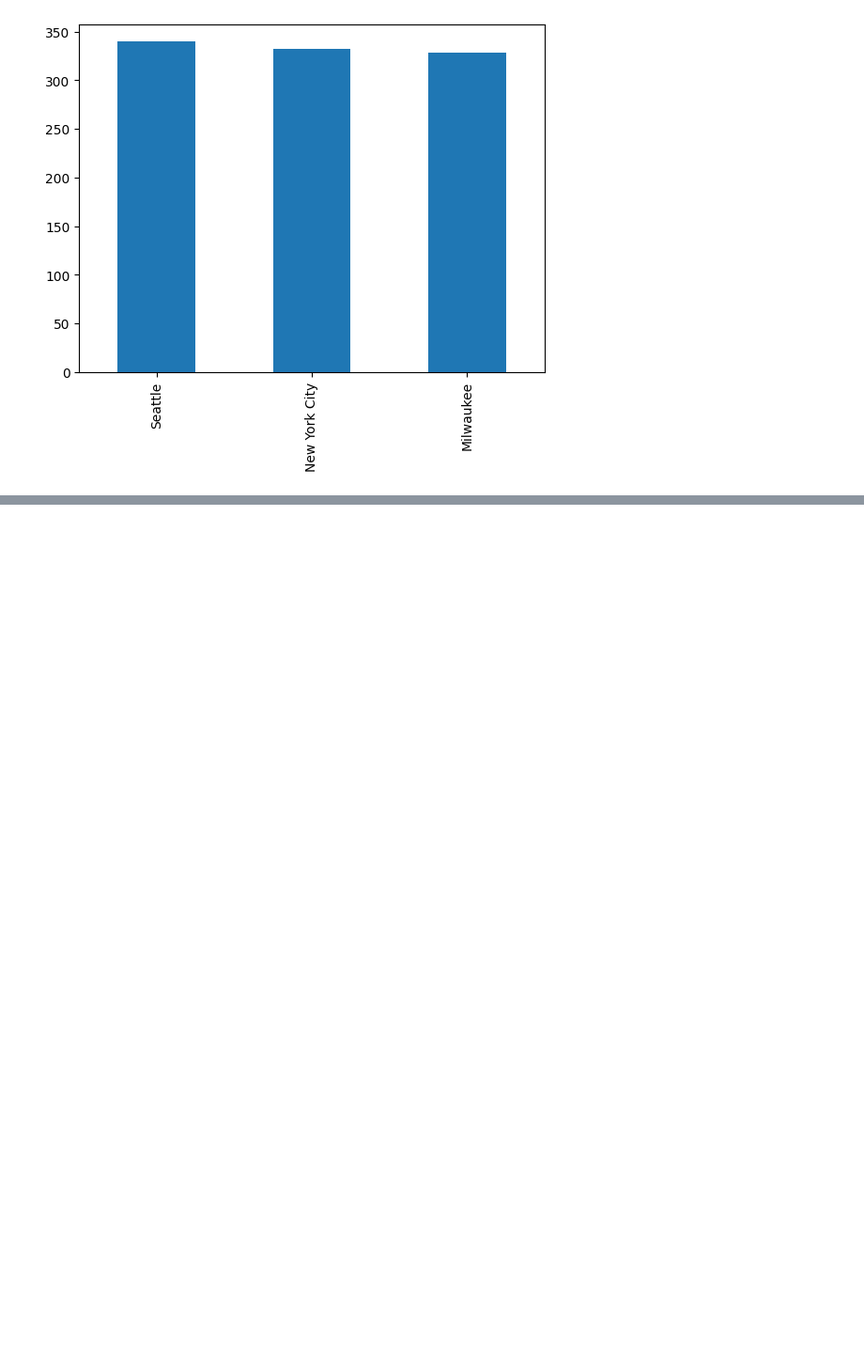
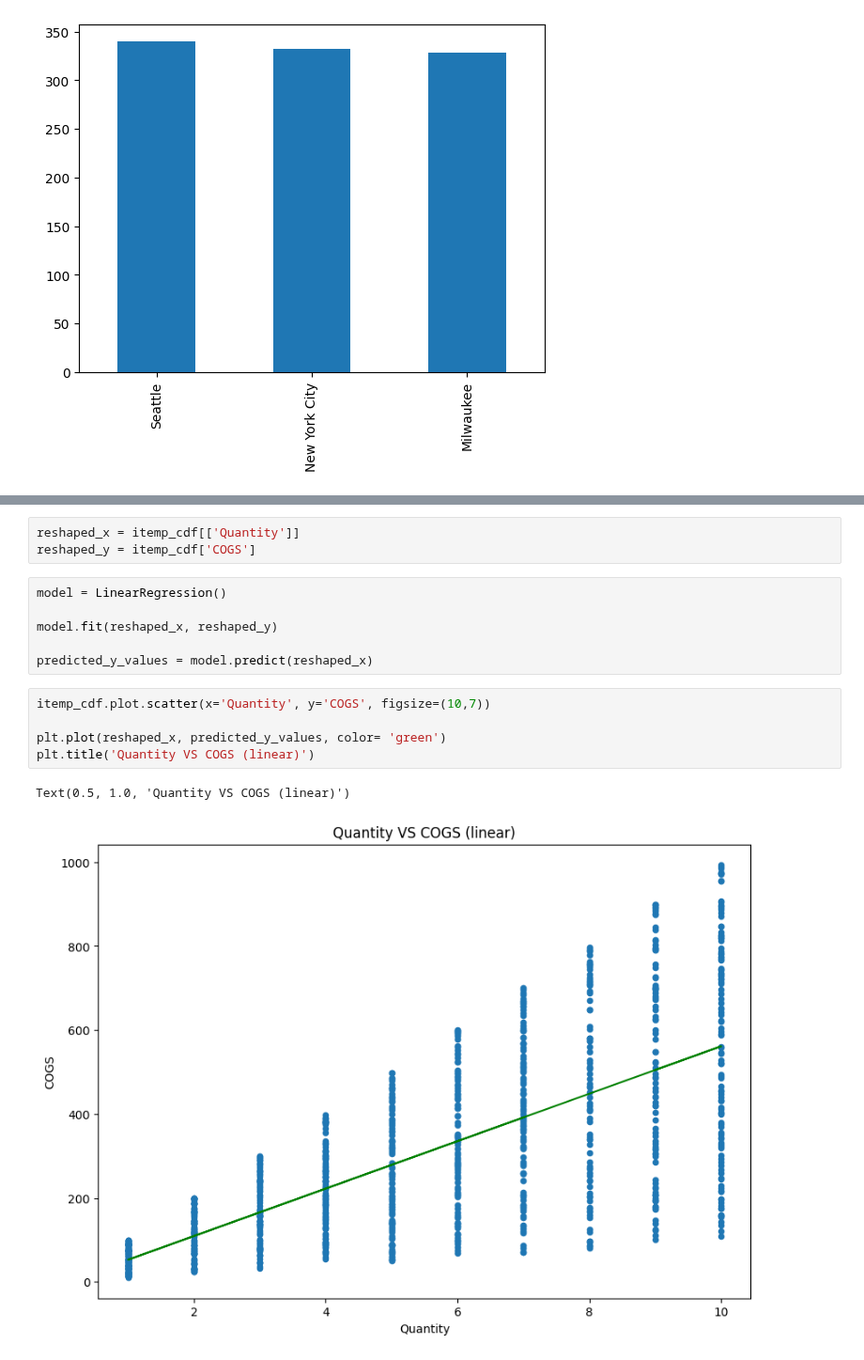
Before and after one commit to C-Skala/Explore-Data-Analysis, a Jupyter notebook: explore.ipynb, the cells around one changed output, grey strips where cells are left out. Shown at 94% size. Saved outputs shown, nothing was run; the diff lists cells and outputs as text; blank space fills up the shorter version.

```diff
--- a/explore.ipynb
+++ b/explore.ipynb
@@ -152,0 +186,17 @@ sales.plot.bar()
+# %%
+reshaped_x = itemp_cdf[['Quantity']]
+reshaped_y = itemp_cdf['COGS']
+# %%
+model = LinearRegression()
+
+model.fit(reshaped_x, reshaped_y)
+
+predicted_y_values = model.predict(reshaped_x)
+# %%
+itemp_cdf.plot.scatter(x='Quantity', y='COGS', figsize=(10,7))
+
+plt.plot(reshaped_x, predicted_y_values, color= 'green')
+plt.title('Quantity VS COGS (linear)')
+# %% [output]
+Text(0.5, 1.0, 'Quantity VS COGS (linear)')
+[figure, added]
```
Also changed, not shown: parts of 6 cells of this notebook.
